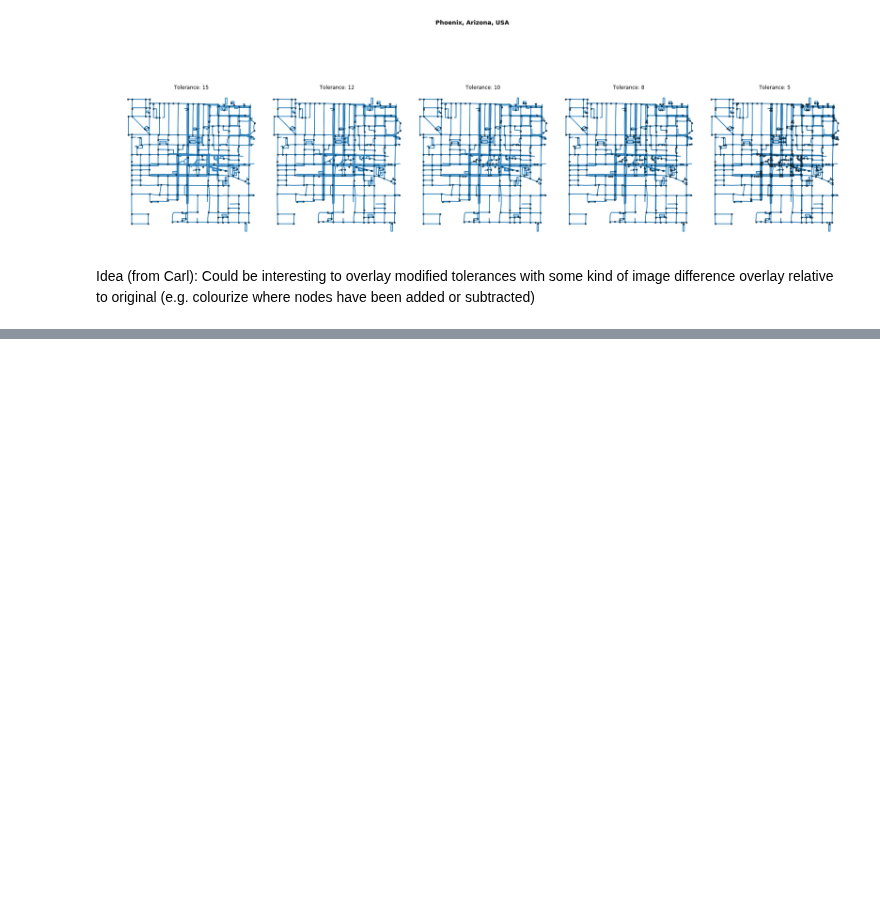
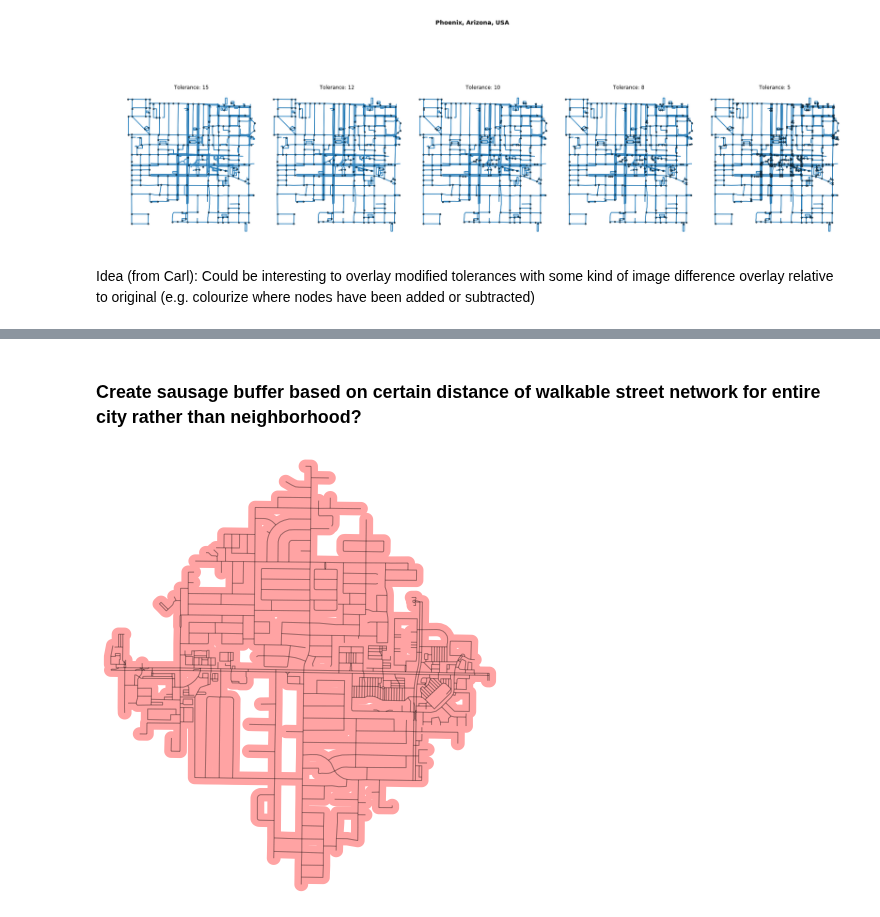
Before and after one commit to healthysustainablecities/global-indicators, a Jupyter notebook: process/phoenix.ipynb, the cells around one changed output, grey strips where cells are left out. Cells and saved outputs as stored; diff of their text form; code cells hidden in the pictures; blank space fills up the shorter version.

```diff
--- a/process/phoenix.ipynb
+++ b/process/phoenix.ipynb
@@ -212,0 +284,36 @@ Idea (from Carl): Could be interesting to overlay modified tolerances with some
+# %% [markdown]
+### Create sausage buffer based on certain distance of walkable street network for entire city rather than neighborhood?
+# %%
+# define isochrone function using line instead of nodes.
+def make_iso_polys(G, center_node, buffer=50, length = 1600):
+    # could iterate over a list of center_nodes? or vectorize?
+    # lengths = [1600]
+    # iso_colors = ox.get_colors(n=1, cmap='Reds', start=0.3, return_hex=True)
+    # isochrone_polys = []
+    # for length in sorted(lengths, reverse=True):
+    subgraph = nx.ego_graph(G, center_node, radius=length, distance='length')
+    su = ox.graph_to_gdfs(subgraph, nodes=False, edges=True, fill_edge_geometry=True)
+    bu = su.geometry.buffer(buffer)
+    uu = bu.geometry.unary_union
+    return([subgraph,uu])
+
+
+sausagebuffers = []
+sausagebuffers.append(make_iso_polys(G_nh_proj, center_node = orig_node))
+
+# plot figure
+## get local portion of a graph based on coordinate
+
+fig, ax = ox.plot_graph(sausagebuffers[0][0],
+                        fig_height=8,
+                        show=False,
+                        close=False,
+                        edge_color='k',
+                        edge_alpha=0.2,
+                        node_color='none')
+
+patch = PolygonPatch(sausagebuffers[0][1], fc='#FF6666', ec='none', alpha=0.6, zorder=-1)
+ax.add_patch(patch)
+plt.show()
+# %% [output]
+[figure, added]
```
Also changed, not shown: parts of 7 cells of this notebook.
